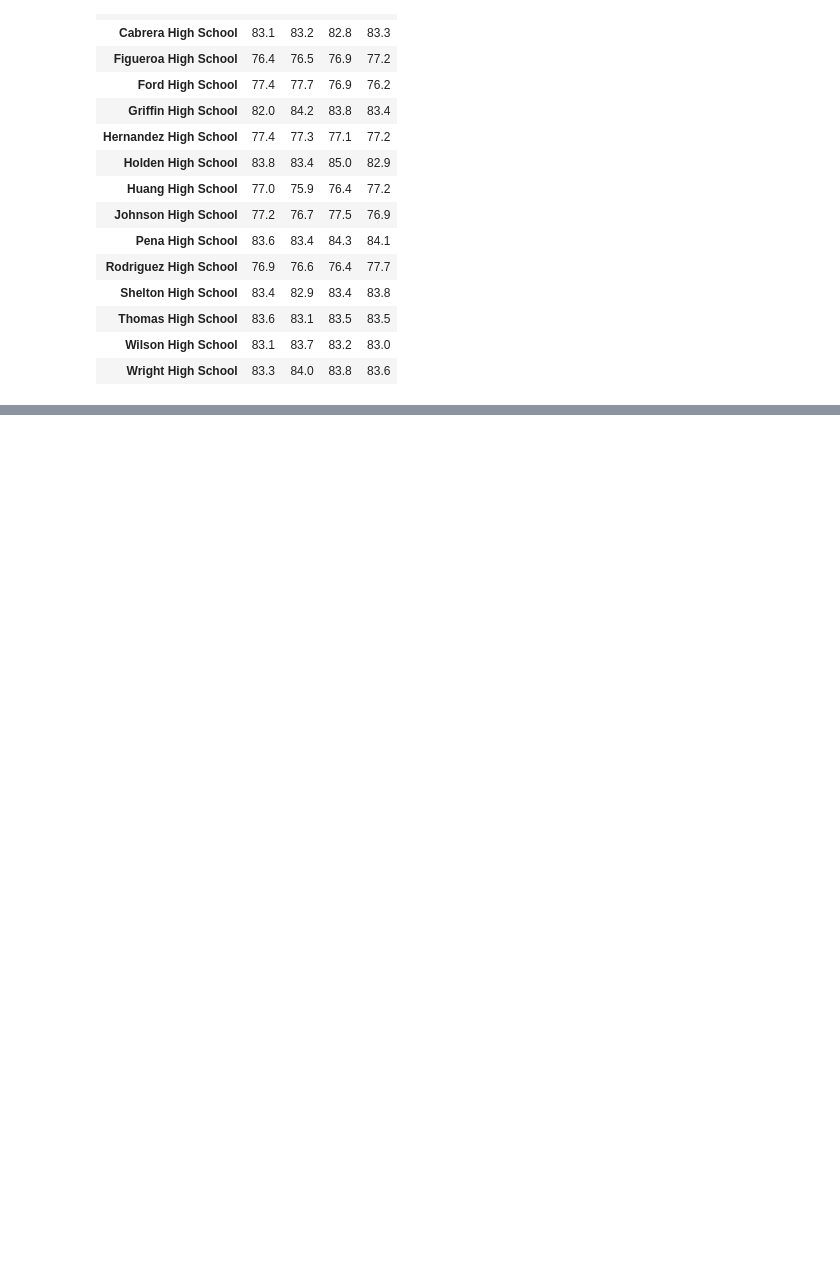
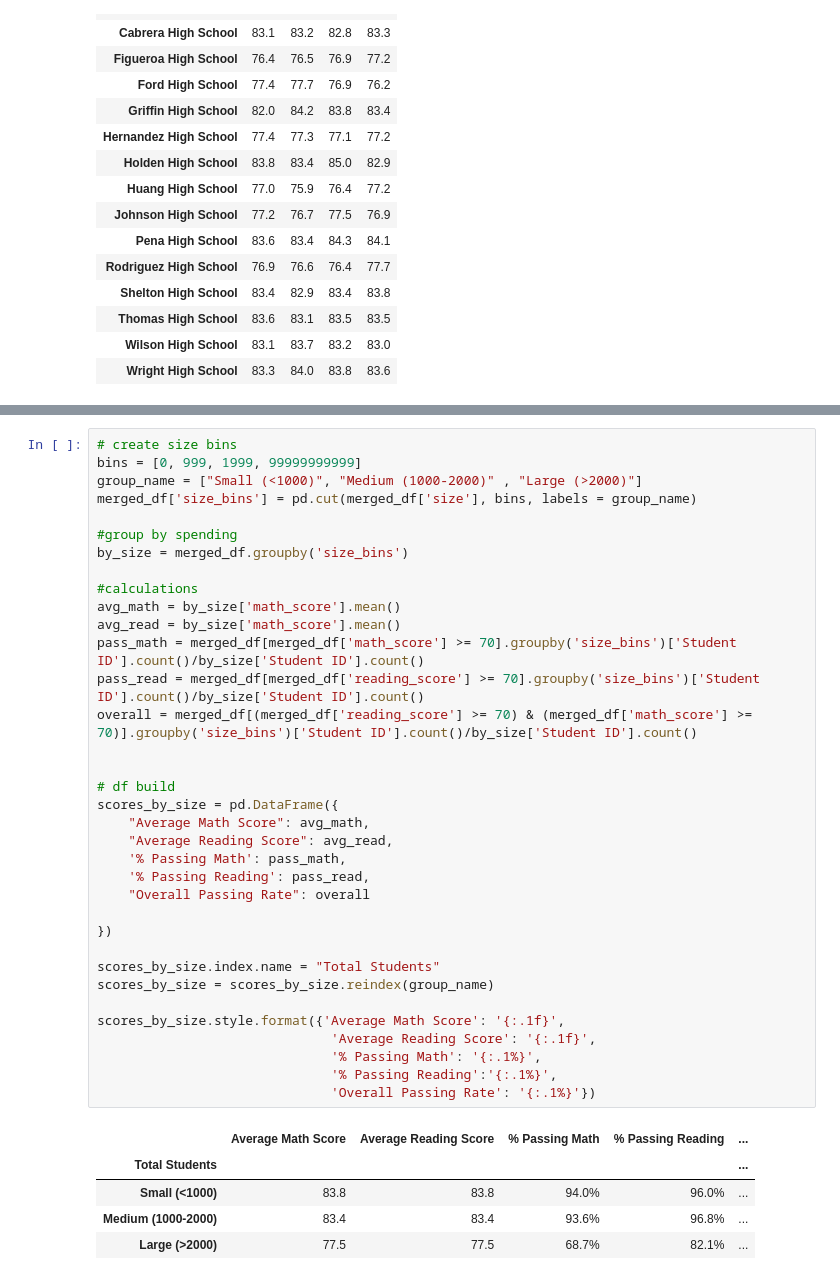
Before and after one commit to Zachary-A-Frame/pandas-challenge, a Jupyter notebook: pandas-challenge/PyCitySchools.ipynb, the cells around one changed output, grey strips where cells are left out. Drawn from its saved outputs; the diff is of its cells as text; blank space fills up the shorter version.

```diff
--- a/pandas-challenge/PyCitySchools.ipynb
+++ b/pandas-challenge/PyCitySchools.ipynb
@@ -285,0 +362,41 @@ math_scores.style.format({'9th': '{:.1f}',
+# %%
+# create size bins
+bins = [0, 999, 1999, 99999999999]
+group_name = ["Small (<1000)", "Medium (1000-2000)" , "Large (>2000)"]
+merged_df['size_bins'] = pd.cut(merged_df['size'], bins, labels = group_name)
+
+#group by spending
+by_size = merged_df.groupby('size_bins')
+
+#calculations
+avg_math = by_size['math_score'].mean()
+avg_read = by_size['math_score'].mean()
+pass_math = merged_df[merged_df['math_score'] >= 70].groupby('size_bins')['Student ID'].count()/by_size['Student ID'].count()
+pass_read = merged_df[merged_df['reading_score'] >= 70].groupby('size_bins')['Student ID'].count()/by_size['Student ID'].count()
+overall = merged_df[(merged_df['reading_score'] >= 70) & (merged_df['math_score'] >= 70)].groupby('size_bins')['Student ID'].count()/by_size['Student ID'].count()
+
+
+# df build
+scores_by_size = pd.DataFrame({
+    "Average Math Score": avg_math,
+    "Average Reading Score": avg_read,
+    '% Passing Math': pass_math,
+    '% Passing Reading': pass_read,
+    "Overall Passing Rate": overall
+
+})
+
+scores_by_size.index.name = "Total Students"
+scores_by_size = scores_by_size.reindex(group_name)
+
+scores_by_size.style.format({'Average Math Score': '{:.1f}',
+                              'Average Reading Score': '{:.1f}',
+                              '% Passing Math': '{:.1%}',
+                              '% Passing Reading':'{:.1%}',
+                              'Overall Passing Rate': '{:.1%}'})
+# %% [output]
+|  | Average Math Score | Average Reading Score | % Passing Math | % Passing Reading | ... |
+| Total Students |  |  |  |  | ... |
+| Small (<1000) | 83.8 | 83.8 | 94.0% | 96.0% | ... |
+| Medium (1000-2000) | 83.4 | 83.4 | 93.6% | 96.8% | ... |
+| Large (>2000) | 77.5 | 77.5 | 68.7% | 82.1% | ... |
```
Also changed, not shown: parts of 3 cells of this notebook.
